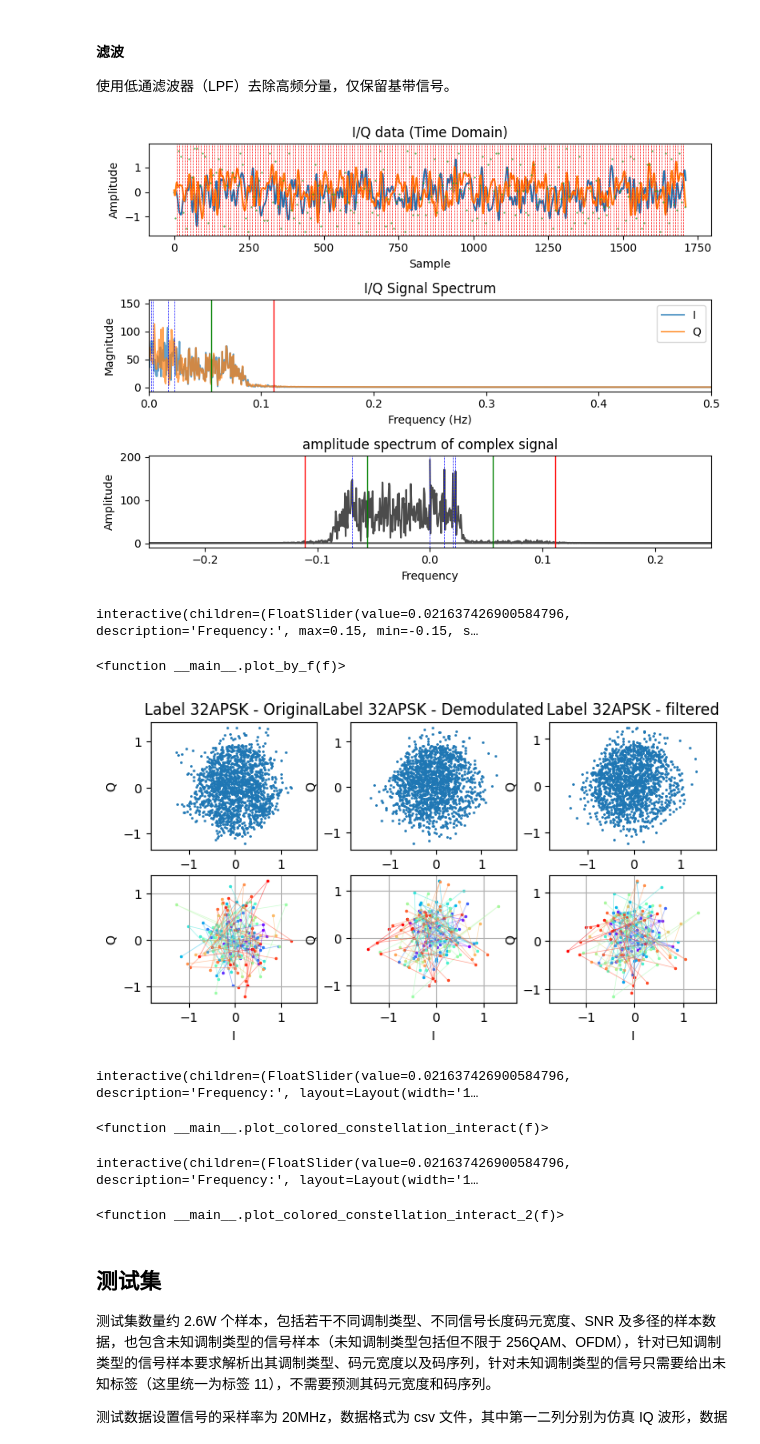
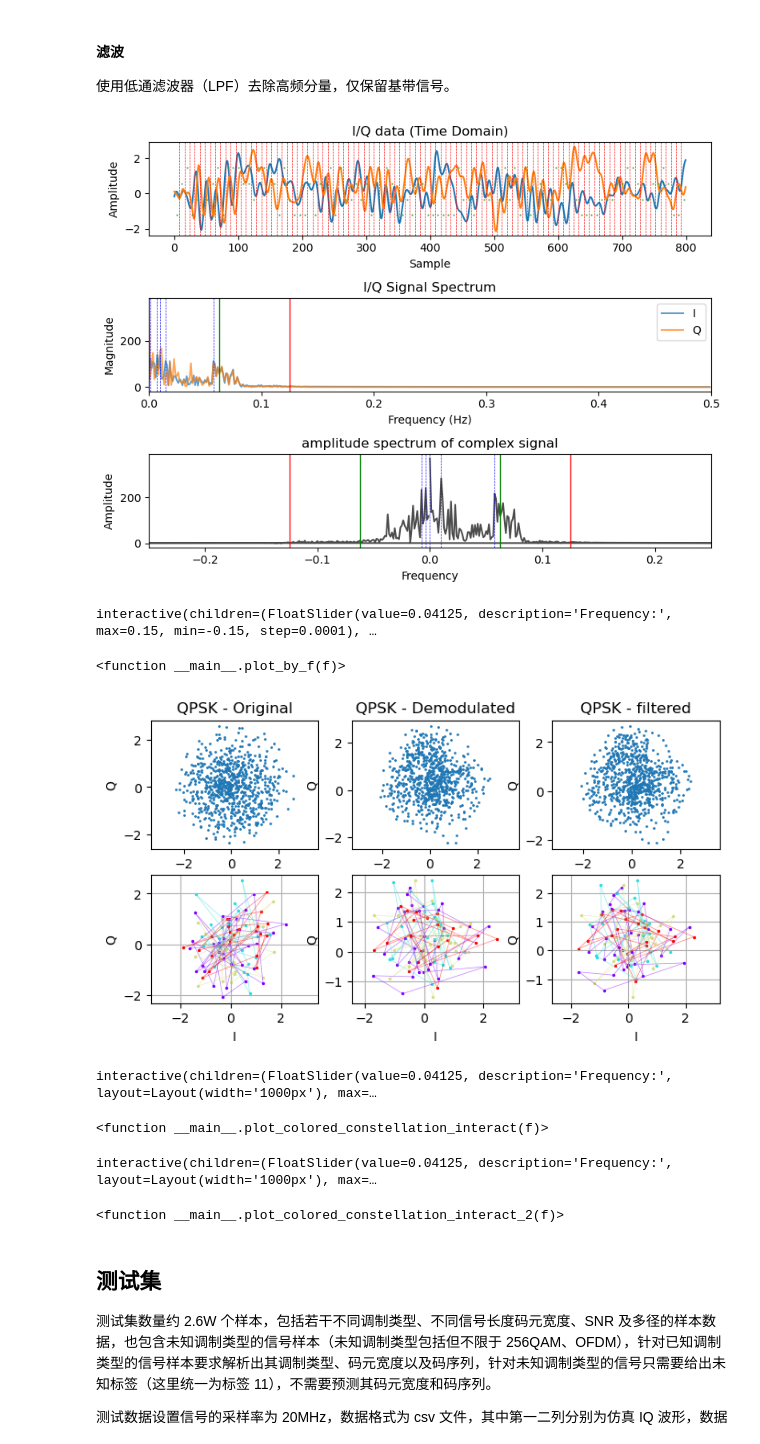
Before and after one commit to framist/3rd-EBDSC, a Jupyter notebook: data.ipynb, the cells around one changed output. Cells and saved outputs as stored; diff of their text form; code cells hidden in the pictures.

```diff
--- a/data.ipynb
+++ b/data.ipynb
@@ -284,8 +284,9 @@ plt.show()
 # %%
 # data_first,  = train_dataset[np.random.randint(len(train_dataset))]
 i = np.random.randint(len(train_dataset))
-# i = 21518
+i = 21518
 # i = 30169
+# i = 18500
 print(f"=> choose train_dataset[{i}]")
 IQ_data, code_sequence, mod_type, symbol_width = train_dataset[i]
 
@@ -486,7 +482,7 @@ if np.iscomplexobj(iq_filtered):
 code_sequence_filtered = code_sequence.astype(np.float32).copy()
 code_sequence_filtered = (code_sequence_filtered - np.mean(code_sequence_filtered)) / np.std(code_sequence_filtered)
 # %% [output]
-[figure, old version]
+[figure, new version]
 # %%
 # 交互式调整载波频率
 
@@ -516,7 +512,7 @@ interact(
     # stopband=widgets.FloatSlider(value=stopband, min=0.0, max=0.2, step=0.001, description='Stopband:')
 )
 # %% [output]
-interactive(children=(FloatSlider(value=0.021637426900584796, description='Frequency:', max=0.15, min=-0.15, s…
+interactive(children=(FloatSlider(value=0.04125, description='Frequency:', max=0.15, min=-0.15, step=0.0001), …
 <function __main__.plot_by_f(f)>
 # %%
 def plot_colored_constellation(IQ_data, code_sequence, symbol_width_absl, mod_type):
@@ -568,37 +564,37 @@ def plot_colored_constellation(IQ_data, code_sequence, symbol_width_absl, mod_ty
 # 绘制星座图
 plt.figure(figsize=(8, 4))
 plt.subplot(2, 3, 1)
 plt.scatter(IQ_data[:, 0], IQ_data[:, 1], s=1)
-plt.title(f"Label {EBDSC3rdDataset.MOD_TYPE[mod_type]} - Original")
+plt.title(f"{EBDSC3rdDataset.MOD_TYPE[mod_type]} - Original")
 plt.xlabel("I")
 plt.ylabel("Q")
 plt.axis("equal")
 
 
 plt.subplot(2, 3, 2)
 plt.scatter(np.real(demodulated_signal), np.imag(demodulated_signal), s=1)
-plt.title(f"Label {EBDSC3rdDataset.MOD_TYPE[mod_type]} - Demodulated")
+plt.title(f"{EBDSC3rdDataset.MOD_TYPE[mod_type]} - Demodulated")
 plt.xlabel("I")
 plt.ylabel("Q")
 plt.axis("equal")
 
 plt.subplot(2, 3, 3)
 plt.scatter(np.real(demodulated_signal_filtered), np.imag(demodulated_signal_filtered), s=1)
-plt.title(f"Label {EBDSC3rdDataset.MOD_TYPE[mod_type]} - filtered")
+plt.title(f"{EBDSC3rdDataset.MOD_TYPE[mod_type]} - filtered")
 plt.xlabel("I")
 plt.ylabel("Q")
 plt.axis("equal")
 
 # TODO 只绘制采用点的星座图
 plt.subplot(2, 3, 1+3)
 plot_colored_constellation(IQ_data, code_sequence, swa, EBDSC3rdDataset.MOD_TYPE[mod_type])
 plt.subplot(2, 3, 2+3)
 plot_colored_constellation(demodulated_signal, code_sequence, swa, EBDSC3rdDataset.MOD_TYPE[mod_type])
 plt.subplot(2, 3, 3+3)
 plot_colored_constellation(demodulated_signal_filtered, code_sequence, swa, EBDSC3rdDataset.MOD_TYPE[mod_type])
 plt.show()
 # %% [output]
-[figure, old version]
+[figure, new version]
 # %%
 # 交互式星座图
 def plot_colored_constellation_interact(f):
@@ -647,7 +643,7 @@ def plot_colored_constellation_interact(f):
     plt.show()
 interact(plot_colored_constellation_interact, f=widgets.FloatSlider(value=carrier_freq, min=-0.2, max=0.2, step=0.0001, description='Frequency:', layout=widgets.Layout(width='1000px')))
 # %% [output]
-interactive(children=(FloatSlider(value=0.021637426900584796, description='Frequency:', layout=Layout(width='1…
+interactive(children=(FloatSlider(value=0.04125, description='Frequency:', layout=Layout(width='1000px'), max=…
 <function __main__.plot_colored_constellation_interact(f)>
 # %%
 # 交互式星座图
@@ -658,7 +654,7 @@ def plot_colored_constellation_interact_2(f):
 
     # 将 IQ 信号与本地载波相乘进行解调
     demodulated_signal = iq_complex * local_carrier
-    plt.figure(figsize=(8, 4))
+    plt.figure(figsize=(10, 4))
     plt.subplot(1, 2, 1)
     plt.scatter(np.real(demodulated_signal), np.imag(demodulated_signal), s=1)
     plt.title(f" Demodulated f={carrier_freq:.5f}")
@@ -676,7 +672,7 @@ def plot_colored_constellation_interact_2(f):
     plt.show()
 interact(plot_colored_constellation_interact_2, f=widgets.FloatSlider(value=carrier_freq, min=-0.2, max=0.2, step=0.00005, description='Frequency:', layout=widgets.Layout(width='1000px')))
 # %% [output]
-interactive(children=(FloatSlider(value=0.021637426900584796, description='Frequency:', layout=Layout(width='1…
+interactive(children=(FloatSlider(value=0.04125, description='Frequency:', layout=Layout(width='1000px'), max=…
 <function __main__.plot_colored_constellation_interact_2(f)>
 # %%
 # for i in range(10):
```
Also changed, not shown: parts of 4 cells of this notebook, 1 other file.
